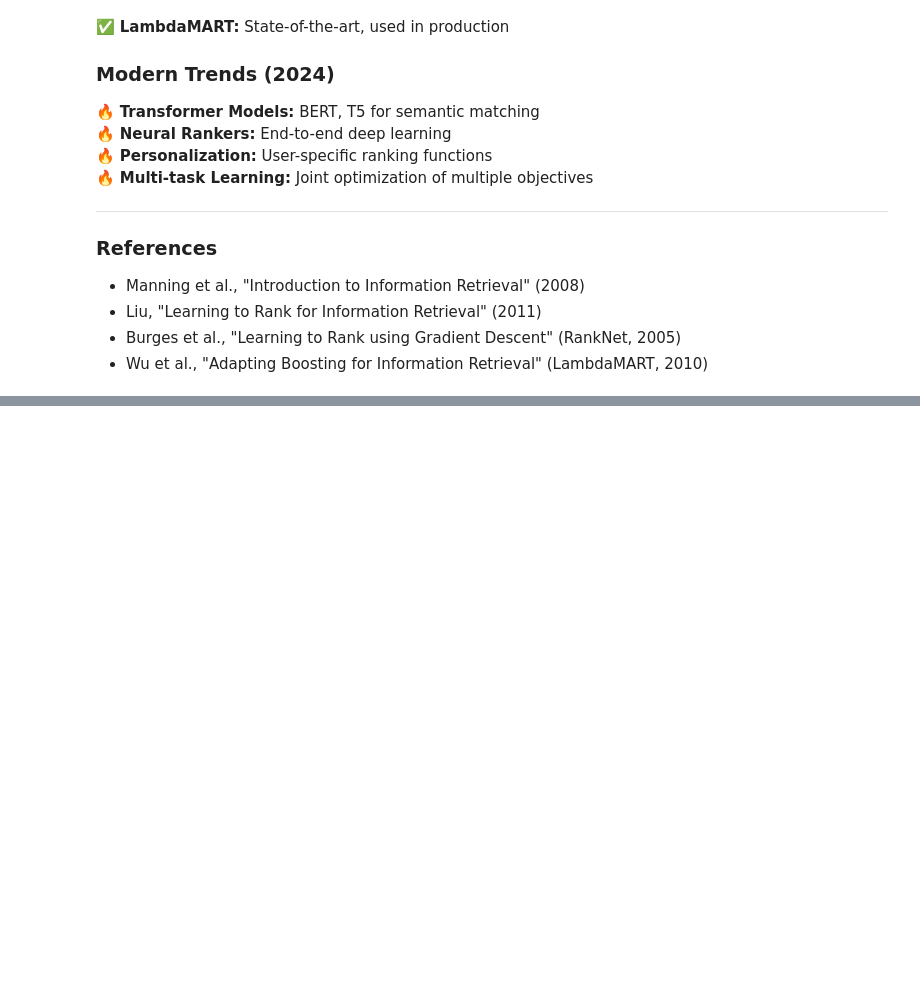
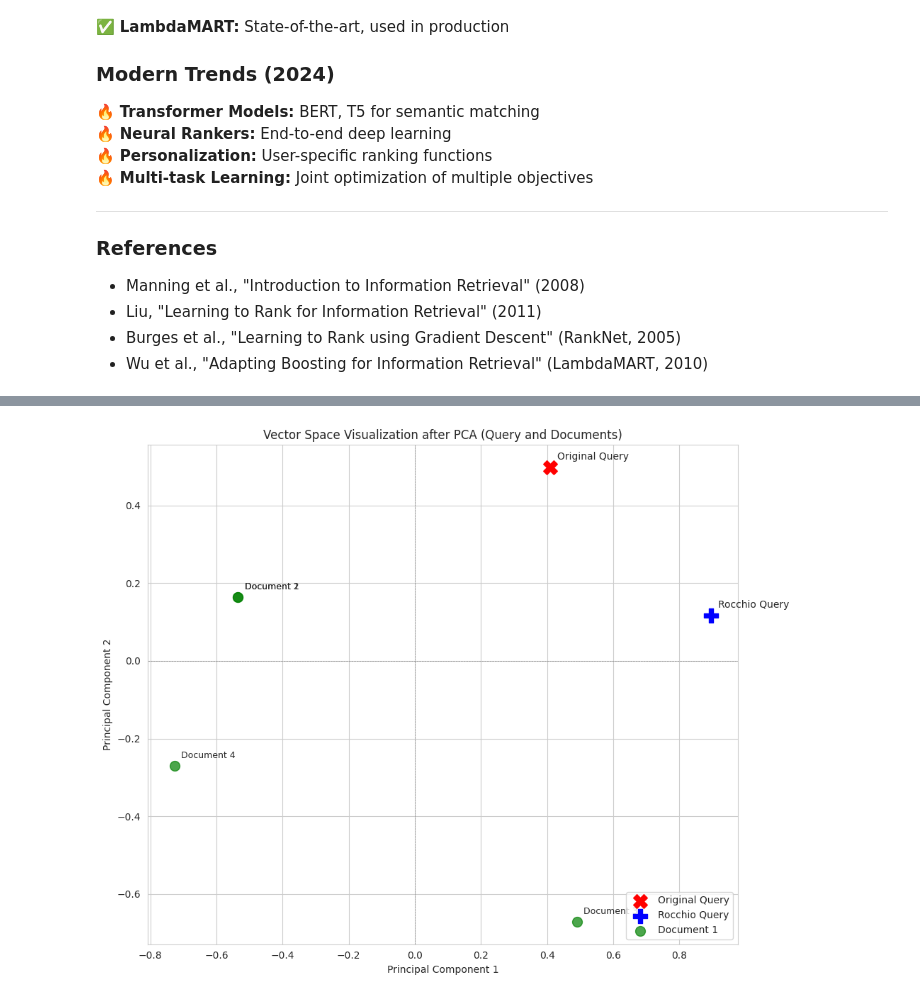
Before and after one commit to hsantos10/CSCE-670---Information-Storage-and-Retrieval-Spring-2026-, a Jupyter notebook: Week 5: Learning to Rank.ipynb, the cells around one changed output, grey strips where cells are left out. Drawn from its saved outputs; the diff is of its cells as text; code cells hidden in the pictures; blank space fills up the shorter version.

```diff
--- a/Week 5: Learning to Rank.ipynb
+++ b/Week 5: Learning to Rank.ipynb
@@ -550,0 +710,16 @@ plt.show()
+# %%
+from sklearn.decomposition import PCA
+
+print("Applying PCA for dimensionality reduction...")
+
+# Initialize PCA with 2 components
+pca = PCA(n_components=2, random_state=42)
+
+# Apply PCA to the combined vectors
+reduced_vectors = pca.fit_transform(combined_vectors)
+
+print(f"Original dimensions: {combined_vectors.shape[1]}")
+print(f"Reduced dimensions: {reduced_vectors.shape[1]}")
+print(f"Shape of reduced_vectors: {reduced_vectors.shape}")
+
+print("PCA applied successfully.")
@@ -550,0 +752,72 @@ plt.show()
+# %%
+print("Generating 2D scatter plot...")
+
+# Create labels for each point
+labels = [
+    "Original Query",
+    "Rocchio Query"
+] + [f"Document {i+1}" for i in range(len(documents))]
+
+plt.figure(figsize=(10, 8))
+
+# Plot Original Query
+plt.scatter(
+    reduced_vectors[0, 0],
+    reduced_vectors[0, 1],
+    color='red',
+    marker='X',
+    s=200,
+    label=labels[0],
+    zorder=5 # Ensure it's on top
+)
+plt.annotate(
+    labels[0],
+    (reduced_vectors[0, 0] + 0.02, reduced_vectors[0, 1] + 0.02),
+    fontsize=10
+)
+
+# Plot Rocchio Query
+plt.scatter(
+    reduced_vectors[1, 0],
+    reduced_vectors[1, 1],
+    color='blue',
+    marker='P',
+    s=200,
+    label=labels[1],
+    zorder=5
+)
+plt.annotate(
+    labels[1],
+    (reduced_vectors[1, 0] + 0.02, reduced_vectors[1, 1] + 0.02),
+    fontsize=10
+)
+
+# Plot Document vectors
+for i in range(len(documents)):
+    plt.scatter(
+        reduced_vectors[i + 2, 0],
+        reduced_vectors[i + 2, 1],
+        color='green',
+        marker='o',
+        s=100,
+        label=labels[i + 2] if i == 0 else "_nolegend_", # Label only once for legend
+        alpha=0.7
+    )
+    plt.annotate(
+        labels[i + 2],
+        (reduced_vectors[i + 2, 0] + 0.02, reduced_vectors[i + 2, 1] + 0.02),
+        fontsize=9
+    )
+
+plt.title('Vector Space Visualization after PCA (Query and Documents)')
+plt.xlabel('Principal Component 1')
+plt.ylabel('Principal Component 2')
+plt.legend(loc='lower right')
+plt.grid(True)
+plt.axhline(0, color='gray', linestyle='--', linewidth=0.5)
+plt.axvline(0, color='gray', linestyle='--', linewidth=0.5)
+plt.tight_layout()
+plt.show()
+
+print("2D scatter plot generated successfully, showing query movement after Rocchio feedback.")
+# %% [output]
@@ -550,0 +825 @@ plt.show()
+[figure, added]
```
Also changed, not shown: parts of 18 cells of this notebook.
